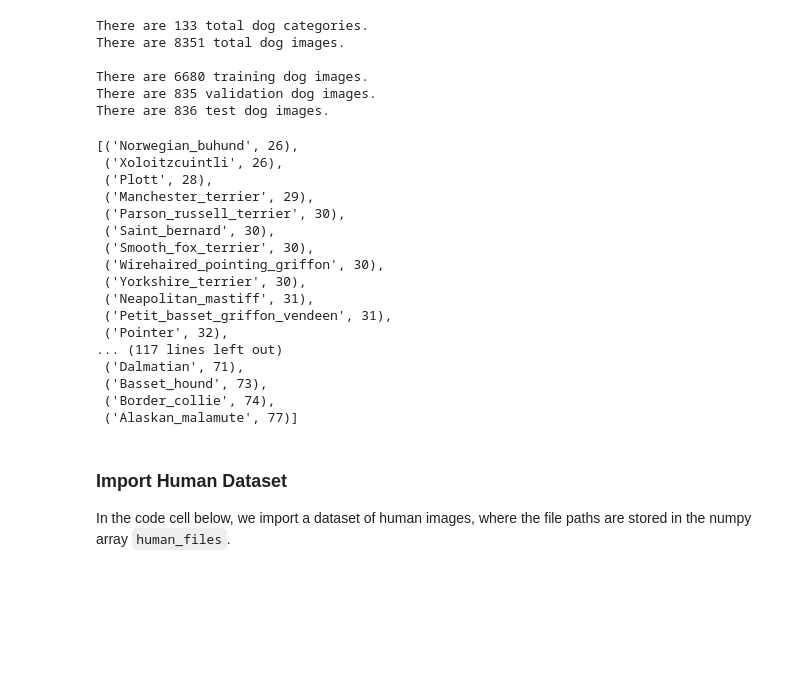
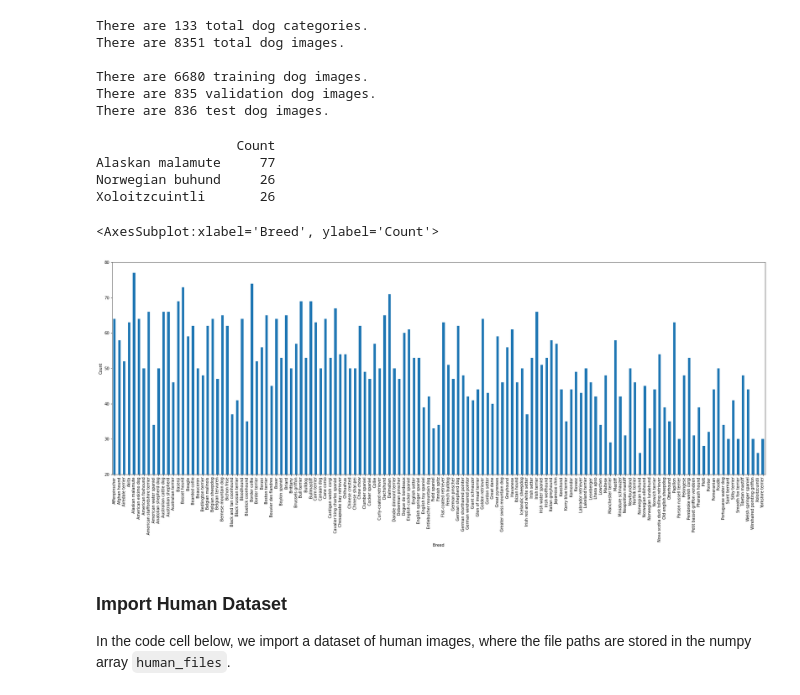
Before and after one commit to jbm1991/dog_breed_identifier, a Jupyter notebook: dog_app.ipynb, the cells around one changed output. Drawn from its saved outputs; the diff is of its cells as text; code cells hidden in the pictures; blank space fills up the shorter version.

Commit message:
feature: - properly count the min/max breeds - plot the breed counts

```diff
--- a/dog_app.ipynb
+++ b/dog_app.ipynb
@@ -90,29 +90,22 @@ There are 8351 total dog images.
 There are 6680 training dog images.
 There are 835 validation dog images.
 There are 836 test dog images.
-# %%
-breeds = [dog_names[np.argmax(x)] for x in train_targets]
-unique, counts = np.unique(breeds, return_counts=True)
-breeds_dict = dict(zip(unique, counts))
-sorted(breeds_dict.items(), key=lambda x: x[1])
-# %% [output]
-[('Norwegian_buhund', 26),
- ('Xoloitzcuintli', 26),
- ('Plott', 28),
- ('Manchester_terrier', 29),
- ('Parson_russell_terrier', 30),
- ('Saint_bernard', 30),
- ('Smooth_fox_terrier', 30),
- ('Wirehaired_pointing_griffon', 30),
- ('Yorkshire_terrier', 30),
- ('Neapolitan_mastiff', 31),
- ('Petit_basset_griffon_vendeen', 31),
- ('Pointer', 32),
-... (117 lines left out)
- ('Dalmatian', 71),
- ('Basset_hound', 73),
- ('Border_collie', 74),
- ('Alaskan_malamute', 77)]
+# %%
+import pandas as pd
+
+breeds = [dog_names[np.argmax(x)].replace('_', ' ') for x in train_targets]
+unique, counts = np.unique(breeds, return_counts=True)
+df = pd.DataFrame(data=counts, index= unique)
+df.columns = ['Count']
+print(df[(df.Count == df.Count.min()) | (df.Count == df.Count.max())])
+df.plot(kind='bar', rot=90, figsize=(30,10), legend=False, ylabel='Count', xlabel='Breed', ylim=(20,80))
+# %% [output]
+                  Count
+Alaskan malamute     77
+Norwegian buhund     26
+Xoloitzcuintli       26
+<AxesSubplot:xlabel='Breed', ylabel='Count'>
+[figure, added]
 # %% [markdown]
 ### Import Human Dataset
 
```
